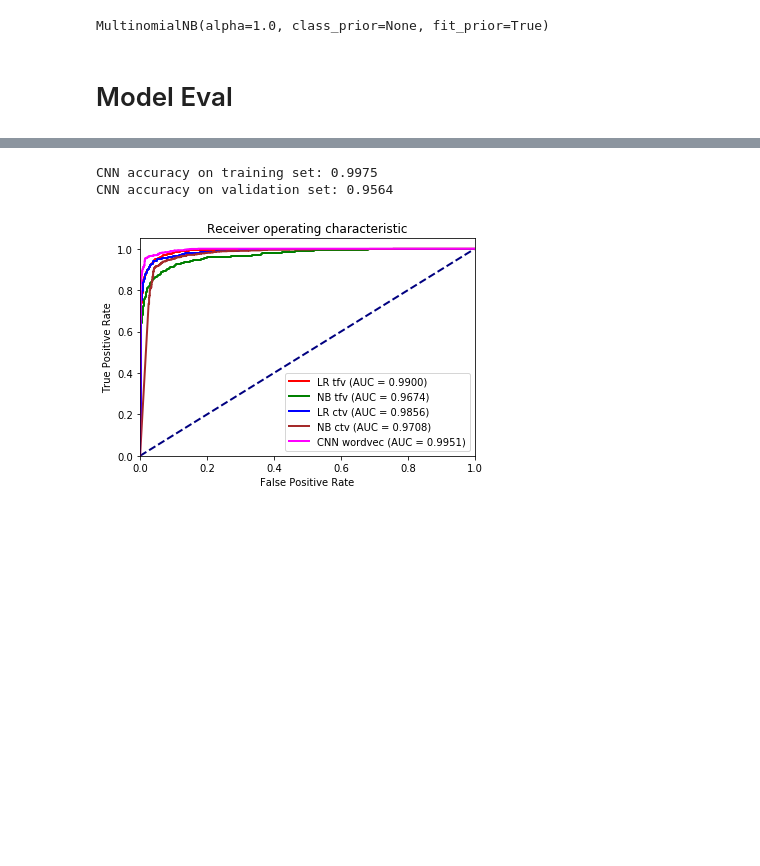
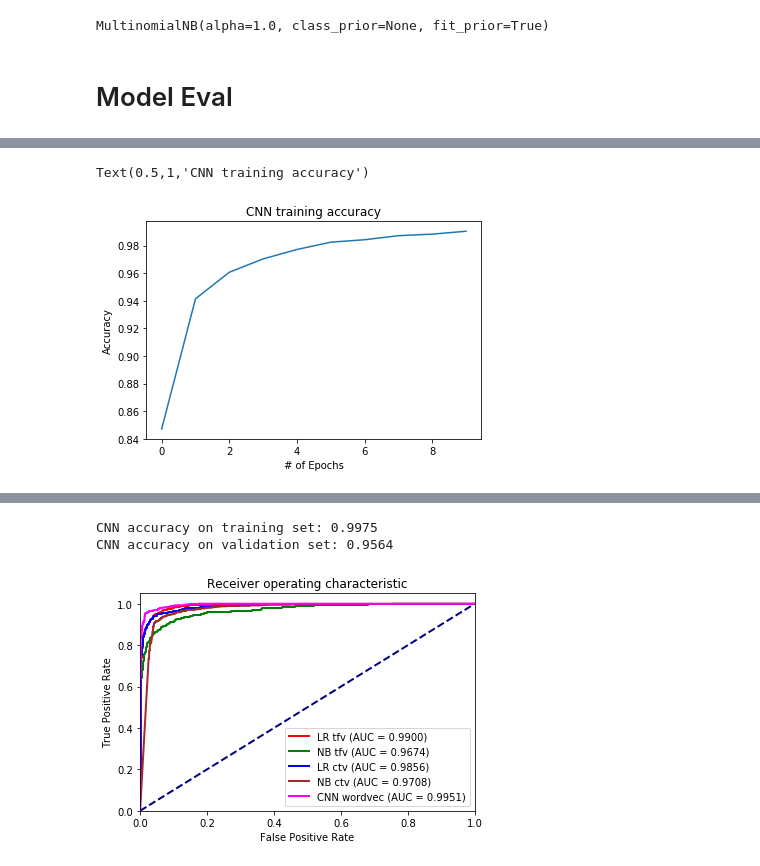
Before and after one commit to jmitroi/ML1010_GROUP_PROJECT, a Jupyter notebook: notebooks/model_evaluations.ipynb, the cells around one changed output, grey strips where cells are left out. Saved outputs shown, nothing was run; the diff lists cells and outputs as text; code cells hidden in the pictures; blank space fills up the shorter version.

Commit message:
added plots for CNN architect visualization and plots for acc vs epochs.

```diff
--- a/notebooks/model_evaluations.ipynb
+++ b/notebooks/model_evaluations.ipynb
@@ -143,0 +178,12 @@ for i in range(len(clf_list)):
+# %%
+cnn_model = load_model('../saved_models/cnn_trained_on_trainset.model')
+with open('../saved_models/cnn.model.history.trained_on_trainset', 'rb') as file_pi:
+    history = pickle.load(file_pi)
+plt.figure()
+plt.plot(history['acc'])
+plt.xlabel('# of Epochs')
+plt.ylabel('Accuracy')
+plt.title('CNN training accuracy')
+# %% [output]
+Text(0.5,1,'CNN training accuracy')
+[figure, added]
```
Also changed, not shown: parts of 6 cells of this notebook.
